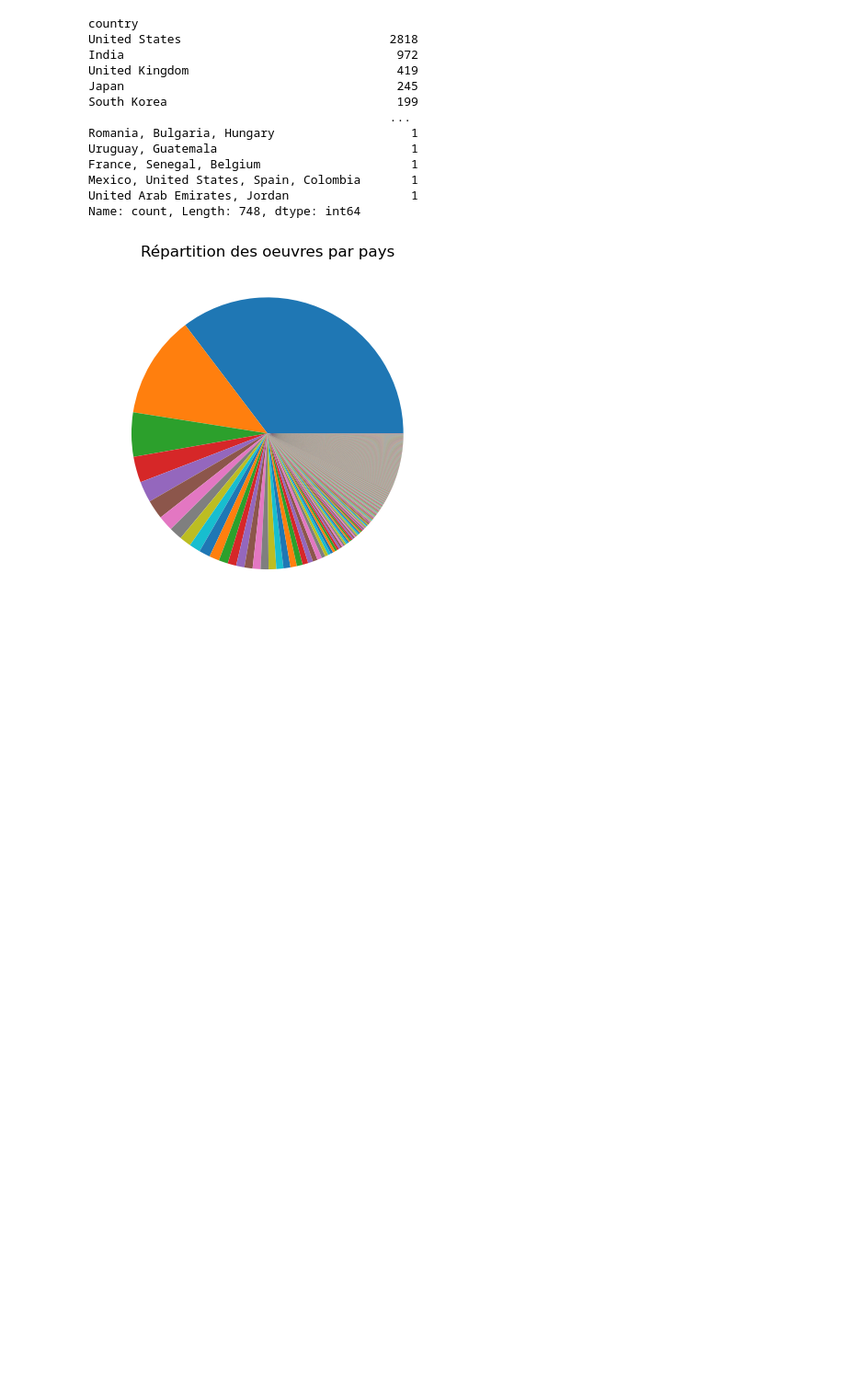
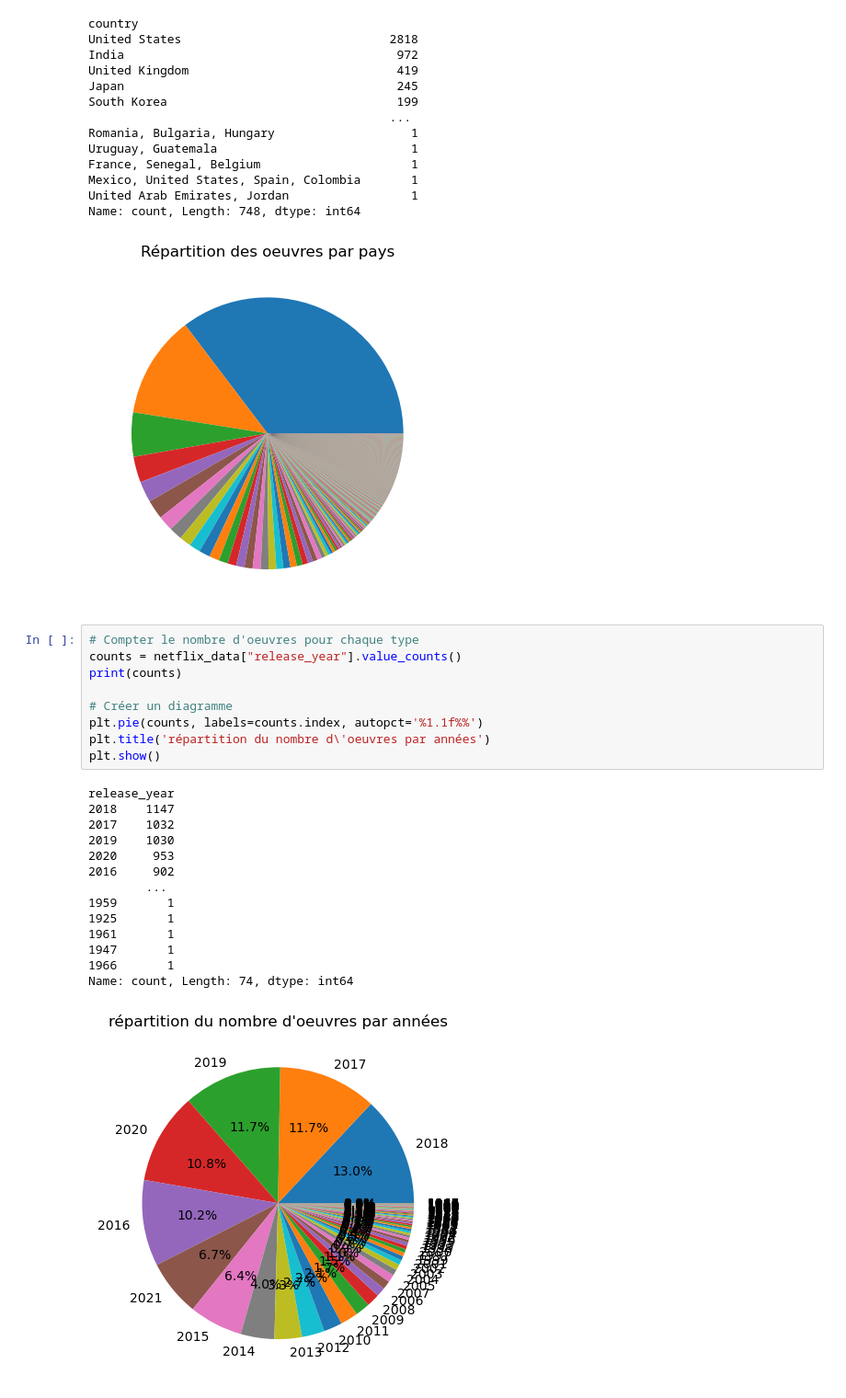
Before and after one commit to ilyes-chabab/netflix-insights, a Jupyter notebook: Netflix Data Analysis.ipynb, the cells around one changed output. Shown at 92% size. Drawn from its saved outputs; the diff is of its cells as text; blank space fills up the shorter version.

```diff
--- a/Netflix Data Analysis.ipynb
+++ b/Netflix Data Analysis.ipynb
@@ -418,3 +420,27 @@ Mexico, United States, Spain, Colombia       1
 United Arab Emirates, Jordan                 1
 Name: count, Length: 748, dtype: int64
 [figure]
+# %%
+# Compter le nombre d'oeuvres pour chaque type
+counts = netflix_data["release_year"].value_counts()
+print(counts)
+
+# Créer un diagramme
+plt.pie(counts, labels=counts.index, autopct='%1.1f%%')
+plt.title('répartition du nombre d\'oeuvres par années')
+plt.show()
+# %% [output]
+release_year
+2018    1147
+2017    1032
+2019    1030
+2020     953
+2016     902
+        ...
+1959       1
+1925       1
+1961       1
+1947       1
+1966       1
+Name: count, Length: 74, dtype: int64
+[figure, added]
```
Also changed, not shown: parts of 10 cells of this notebook.
